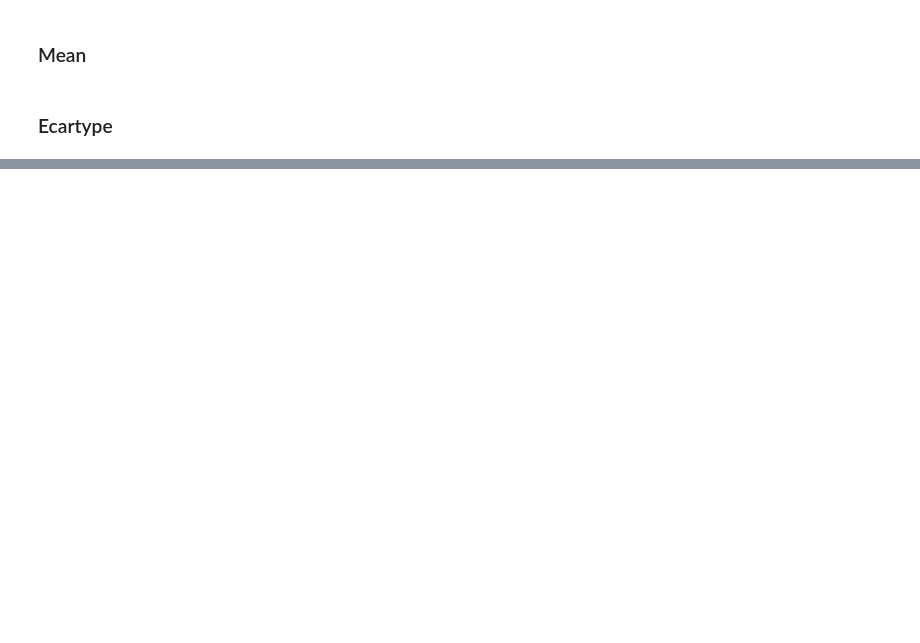
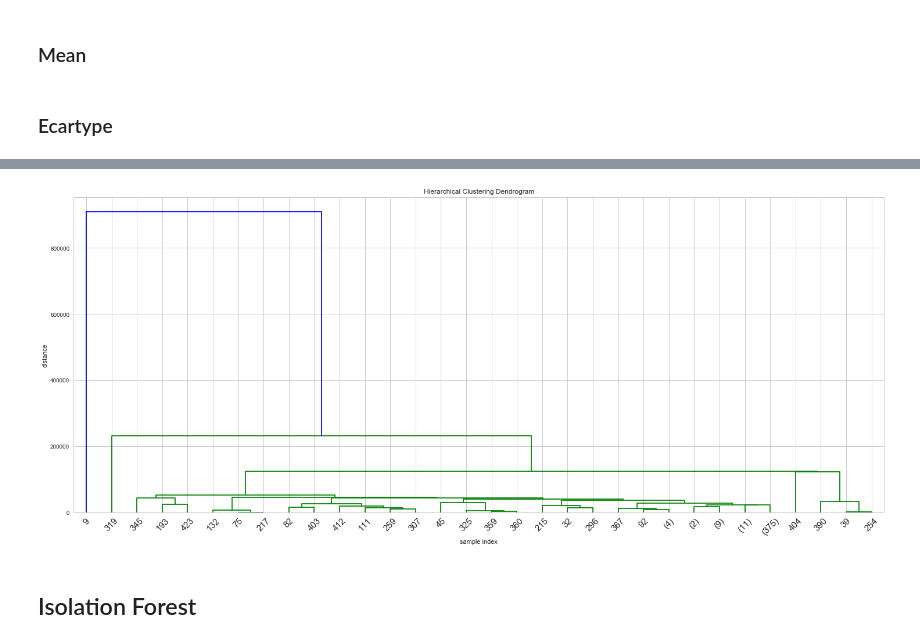
Before and after one commit to PaulCharnay/Projet_Anomalies, a Jupyter notebook: Features .ipynb, the cells around one changed output, grey strips where cells are left out. Saved outputs shown, nothing was run; the diff lists cells and outputs as text; code cells hidden in the pictures; blank space fills up the shorter version.

```diff
--- a/Features .ipynb
+++ b/Features .ipynb
@@ -128,0 +258,16 @@ listestd = [np.std(liste["FF_1"]) for liste in liste_comp]
+# %%
+def plot_dendro(Z) :
+    fig = plt.figure(figsize=(25, 10))
+    sch.dendrogram(Z, p=10, leaf_rotation=45., leaf_font_size=15, truncate_mode="level")  # font size for the x axis labels
+
+    plt.title('Hierarchical Clustering Dendrogram')
+    plt.xlabel('sample index')
+    plt.ylabel('distance')
+    plt.show()
+# %%
+Z = sch.linkage(DataFeatures, 'single')
+plot_dendro(Z)
+# %% [output]
+[figure, added]
+# %% [markdown]
+## Isolation Forest
```
Also changed, not shown: parts of 44 cells of this notebook.
